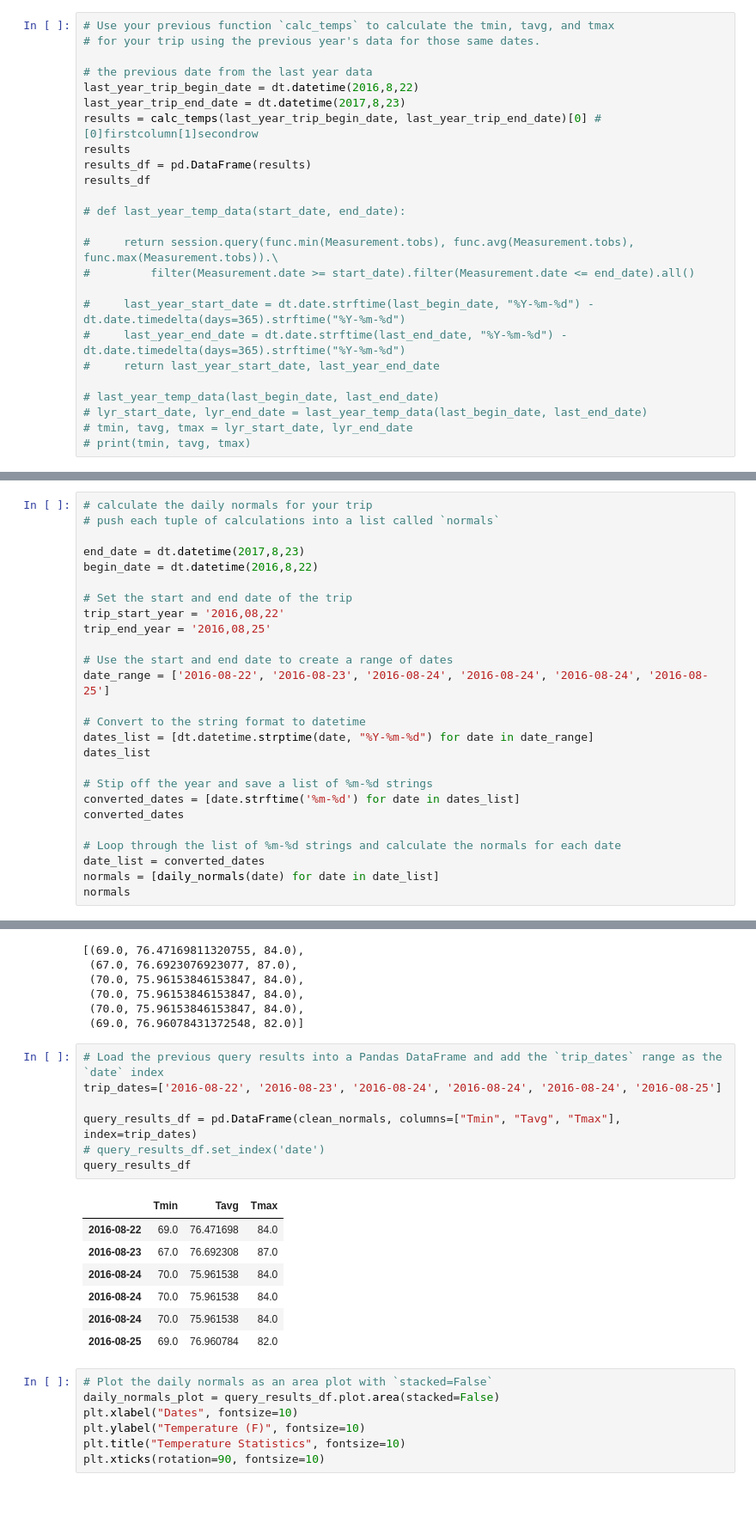
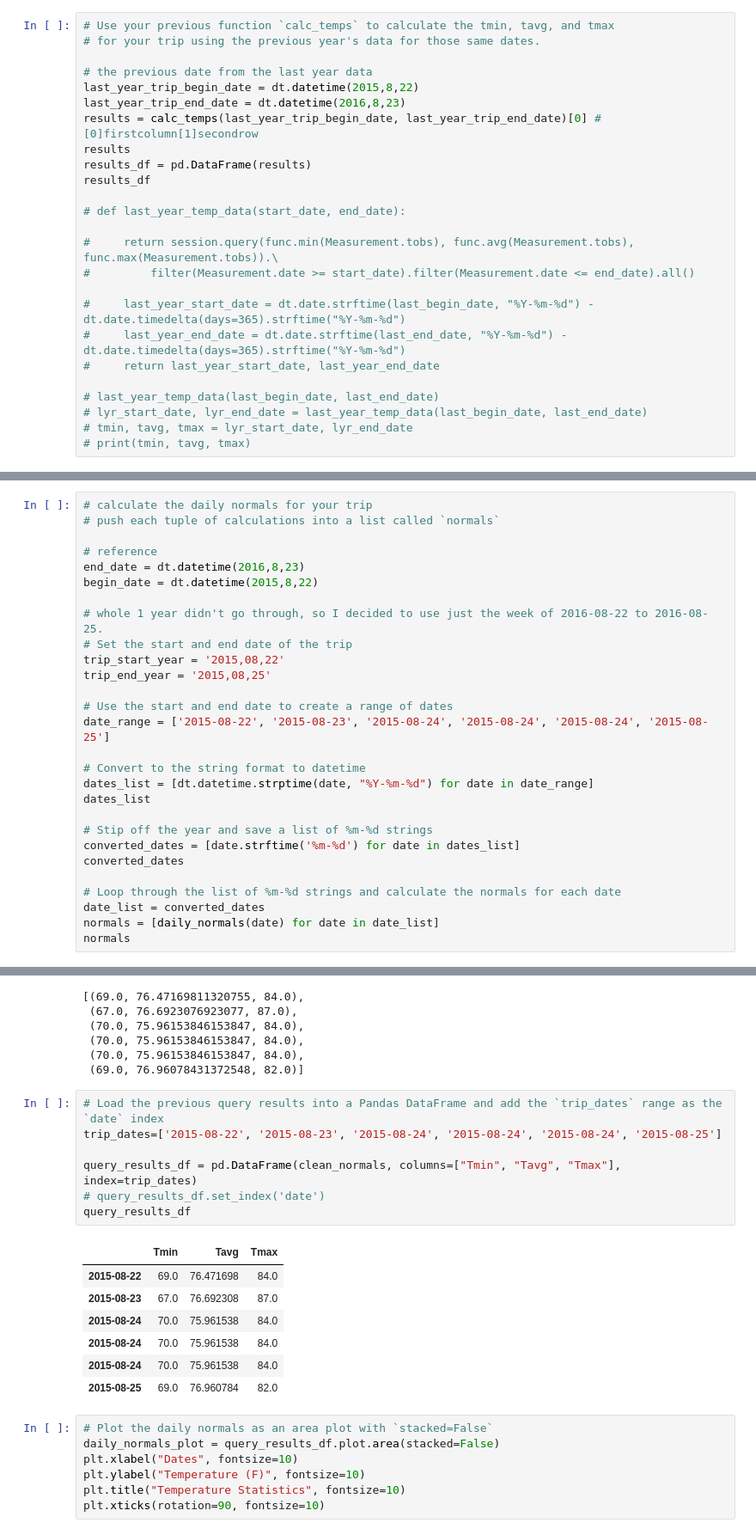
Before and after one commit to erikayi/sqlalchemy-challenge, a Jupyter notebook: climate_final.ipynb, the cells around one changed output, grey strips where cells are left out. Shown: that part at 86% size. Cells and saved outputs as stored; diff of their text form; blank space fills up the shorter version.

```diff
--- a/climate_final.ipynb
+++ b/climate_final.ipynb
@@ -412,8 +412,8 @@ print(calc_temps('2012-02-28', '2012-03-05'))
 # for your trip using the previous year's data for those same dates.
 
 # the previous date from the last year data
-last_year_trip_begin_date = dt.datetime(2016,8,22)
-last_year_trip_end_date = dt.datetime(2017,8,23)
+last_year_trip_begin_date = dt.datetime(2015,8,22)
+last_year_trip_end_date = dt.datetime(2016,8,23)
 results = calc_temps(last_year_trip_begin_date, last_year_trip_end_date)[0] #[0]firstcolumn[1]secondrow
 results
 results_df = pd.DataFrame(results)
@@ -522,15 +521,17 @@ daily_normals("01-01")
 # calculate the daily normals for your trip
 # push each tuple of calculations into a list called `normals`
 
-end_date = dt.datetime(2017,8,23)
-begin_date = dt.datetime(2016,8,22)
+# reference
+end_date = dt.datetime(2016,8,23)
+begin_date = dt.datetime(2015,8,22)
 
+# whole 1 year didn't go through, so I decided to use just the week of 2016-08-22 to 2016-08-25.
 # Set the start and end date of the trip
-trip_start_year = '2016,08,22'
-trip_end_year = '2016,08,25'
+trip_start_year = '2015,08,22'
+trip_end_year = '2015,08,25'
 
 # Use the start and end date to create a range of dates
-date_range = ['2016-08-22', '2016-08-23', '2016-08-24', '2016-08-24', '2016-08-24', '2016-08-25']
+date_range = ['2015-08-22', '2015-08-23', '2015-08-24', '2015-08-24', '2015-08-24', '2015-08-25']
 
 # Convert to the string format to datetime
 dates_list = [dt.datetime.strptime(date, "%Y-%m-%d") for date in date_range]
@@ -565,19 +566,19 @@ clean_normals
  (69.0, 76.96078431372548, 82.0)]
 # %%
 # Load the previous query results into a Pandas DataFrame and add the `trip_dates` range as the `date` index
-trip_dates=['2016-08-22', '2016-08-23', '2016-08-24', '2016-08-24', '2016-08-24', '2016-08-25']
+trip_dates=['2015-08-22', '2015-08-23', '2015-08-24', '2015-08-24', '2015-08-24', '2015-08-25']
 
 query_results_df = pd.DataFrame(clean_normals, columns=["Tmin", "Tavg", "Tmax"], index=trip_dates)
 # query_results_df.set_index('date')
 query_results_df
 # %% [output]
 |  | Tmin | Tavg | Tmax |
-| 2016-08-22 | 69.0 | 76.471698 | 84.0 |
-| 2016-08-23 | 67.0 | 76.692308 | 87.0 |
-| 2016-08-24 | 70.0 | 75.961538 | 84.0 |
-| 2016-08-24 | 70.0 | 75.961538 | 84.0 |
-| 2016-08-24 | 70.0 | 75.961538 | 84.0 |
-| 2016-08-25 | 69.0 | 76.960784 | 82.0 |
+| 2015-08-22 | 69.0 | 76.471698 | 84.0 |
+| 2015-08-23 | 67.0 | 76.692308 | 87.0 |
+| 2015-08-24 | 70.0 | 75.961538 | 84.0 |
+| 2015-08-24 | 70.0 | 75.961538 | 84.0 |
+| 2015-08-24 | 70.0 | 75.961538 | 84.0 |
+| 2015-08-25 | 69.0 | 76.960784 | 82.0 |
 # %%
 # Plot the daily normals as an area plot with `stacked=False`
 daily_normals_plot = query_results_df.plot.area(stacked=False)
```
Also changed, not shown: parts of 2 cells of this notebook, 1 other file.
